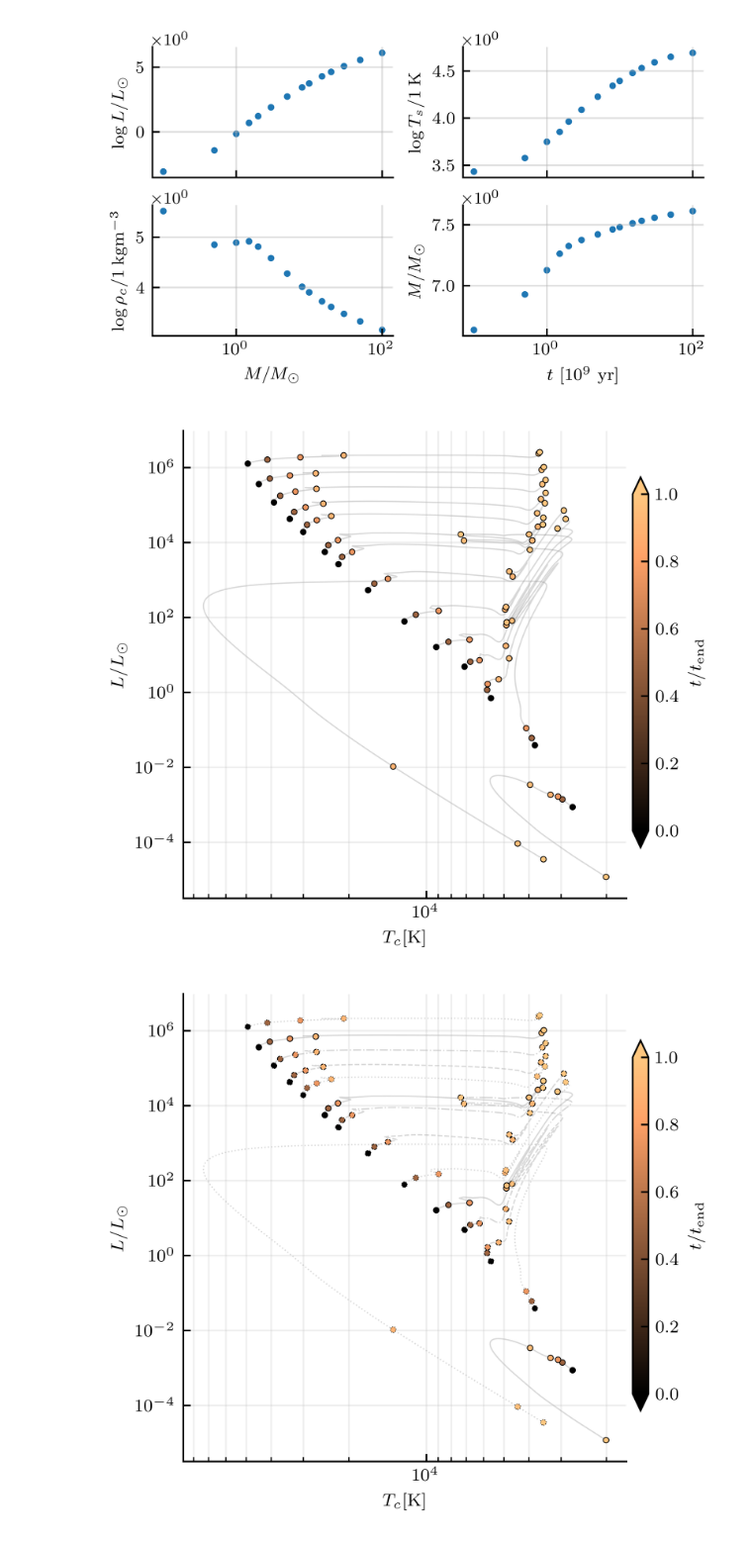
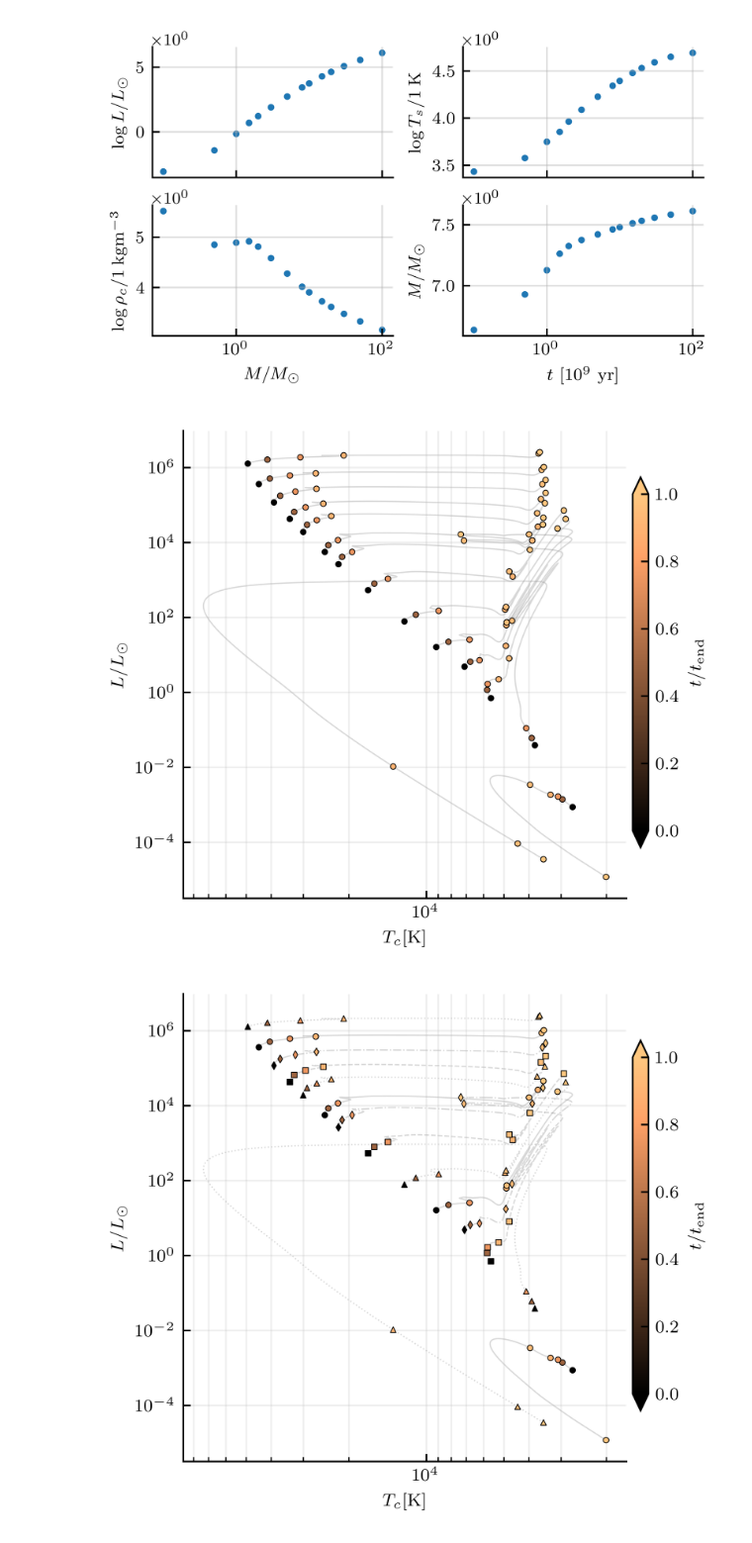
Before and after one commit to JeppJeppsson/Stellar_project, a Jupyter notebook: 3.2.ipynb, the cells around one changed output. Shown at 99% size. Drawn from its saved outputs; the diff is of its cells as text; code cells hidden in the pictures.

```diff
--- a/3.2.ipynb
+++ b/3.2.ipynb
@@ -87,9 +87,12 @@ def HR_plot(masses,time_frac,distinct_styles=False,annotated=False):
     norm = mcolors.Normalize(vmin=0,vmax=1)
 
     if distinct_styles == True:
-        styles = np.array(['-',':','--','-.'])
+        line_styles = np.array(['-',':','--','-.'])
+        mark_styles = np.array(['o','^','s','d'])
     else:
-        styles = np.array(['-'])
+        line_styles = np.array(['-'])
+        mark_styles = np.array(['o'])
+
 
     for i,mass in enumerate(masses):
         # Import data
@@ -99,7 +102,7 @@ def HR_plot(masses,time_frac,distinct_styles=False,annotated=False):
 
         # Plot time evolution
         ax.plot(10**df_mass['LogTs'],10**df_mass['LogL'],c='grey',
-                alpha=0.3, linewidth=0.6, zorder=1, linestyle=styles[i%len(styles)])
+                alpha=0.3, linewidth=0.6, zorder=1, linestyle=line_styles[i%len(line_styles)])
 
         # Scatter plot different snapshots
         time_frac_idx = [np.argmin(np.abs(df_mass['t'] - (t*np.max(df_mass['t']))))
@@ -108,35 +111,36 @@ def HR_plot(masses,time_frac,distinct_styles=False,annotated=False):
         color = cmap(norm(time_frac))
 
         ax.scatter(10**df_mass['LogTs'][time_frac_idx],10**df_mass['LogL'][time_frac_idx],
-                        s=7, zorder=2, color=color, edgecolors='k', linewidth=0.4, linestyle=styles[i%len(styles)])
+                        s=7, zorder=2, color=color, marker=mark_styles[i%len(mark_styles)],
+                        edgecolors='k', linewidth=0.4)
 
         if annotated==True:
             ax.annotate(f'{mass:.3g}'+r'$\mathrm{M_\odot}$',
                         (10**df_mass['LogTs'][0],10**df_mass['LogL'][0]),
                         textcoords="offset points", xytext=(-7,-5), ha='center', fontsize=5.5)
 
     ax.set_yscale('log')
     ax.set_xscale('log')
 
     ax.xaxis.set_inverted(True)
 
     ax.set_xlabel(r'$T_c [\mathrm{K}]$')
     ax.set_ylabel(r'$L / L_\odot$')
 
     cbar_ax = fig.add_axes([1., 0.2, 0.03, 0.7])
     cbar = fig.colorbar(cm.ScalarMappable(cmap=cmap, norm=norm), cax=cbar_ax, extend = "both", aspect = 0.8)
     cbar.set_label(r'$t/t_\mathrm{end}$')
 
     ax.grid(which='both', alpha=0.2, visible=True)
 
 time_frac = np.array([0,.50,.75,.90,.95,1]) # Produce snapshots at these fractions of total simulated time
 
 HR_plot(masses,time_frac)
 HR_plot(masses,time_frac,distinct_styles=True)
 HR_plot(masses,time_frac,annotated=True)
 # %% [output]
 [figure]
-[figure, old version]
+[figure, new version]
 [figure]
 # %%
 # HR diagram (varying metallicity)
```
Also changed, not shown: parts of 1 cell of this notebook.
